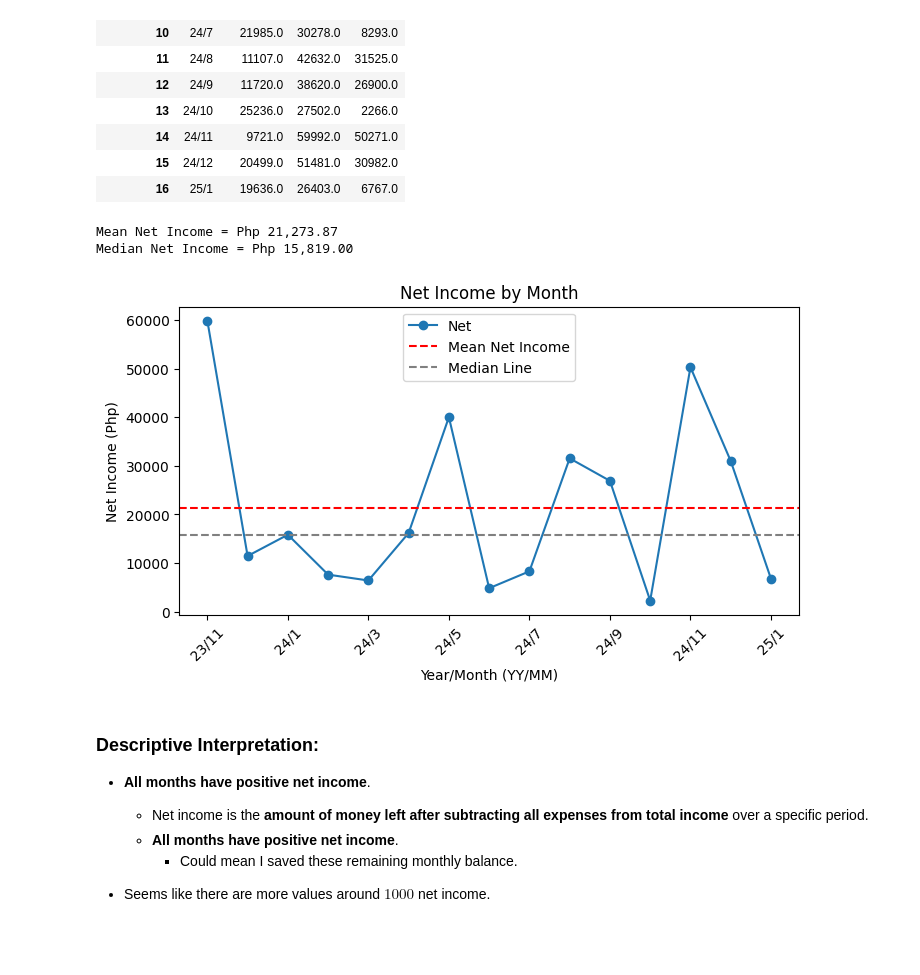
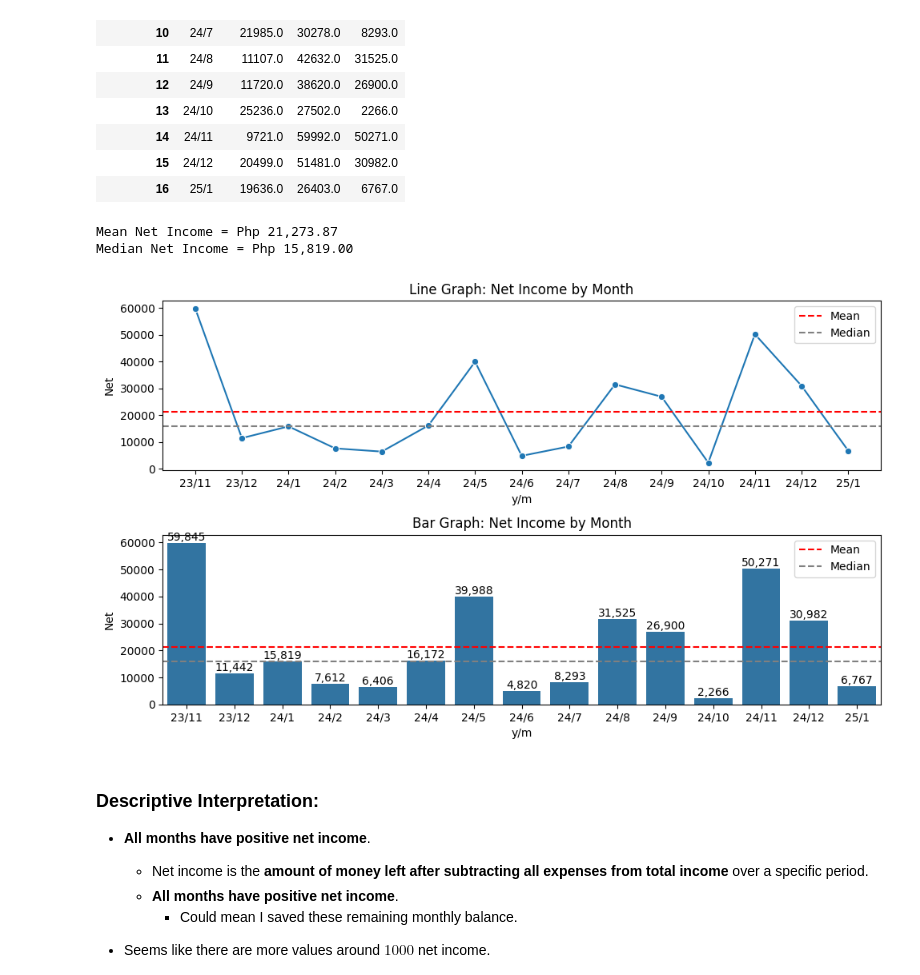
Before and after one commit to Ivan-Alexis-Tan/Finance-Manager, a Jupyter notebook: Personal Finance Analysis.ipynb, the cells around one changed output. Saved outputs shown, nothing was run; the diff lists cells and outputs as text; code cells hidden in the pictures; blank space fills up the shorter version.

```diff
--- a/Personal Finance Analysis.ipynb
+++ b/Personal Finance Analysis.ipynb
@@ -324,23 +385,15 @@ test_piv
 | 15 | 24/12 | 20499.0 | 51481.0 | 30982.0 |
 | 16 | 25/1 | 19636.0 | 26403.0 | 6767.0 |
 # %%
-# Plotting Net Income by Month
-test_piv.plot(kind='line',x='y/m', y='Net', figsize=(8, 4), marker='o')                     #<- Bar plot of Income and Expenses by Month
-plt.axhline(test_piv['Net'].mean(), color='red', linestyle='--', label='Mean Net Income')   #<- Mean Net Income line
-plt.axhline(test_piv['Net'].median(), color='gray', linestyle='--', label='Median Line')    #<- Median Net Income line
-plt.title('Net Income by Month')                                                            #<- Title for the plot
-plt.xlabel('Year/Month (YY/MM)')                                                            #<- X-axis label
-plt.ylabel('Net Income (Php)')                                                              #<- Y-axis label
-plt.xticks(rotation=45)                                                                     #<- Rotate x-axis labels for better readability
-plt.legend()                                                                                #<- Show legend
+plot_line_bar(dataset=test_piv, x='y/m', y='Net', plot_title='Net Income by Month')  #<- Plotting Net Income by Month
 
 # Terminal Output
 print(f'Mean Net Income = Php {test_piv['Net'].mean():,.2f}')
 print(f'Median Net Income = Php {test_piv['Net'].median():,.2f}')
 # %% [output]
 Mean Net Income = Php 21,273.87
 Median Net Income = Php 15,819.00
-[figure, old version]
+[figure, new version]
 # %% [markdown]
 ### Descriptive Interpretation:
 - **All months have positive net income**.
```
Also changed, not shown: parts of 12 cells of this notebook.
